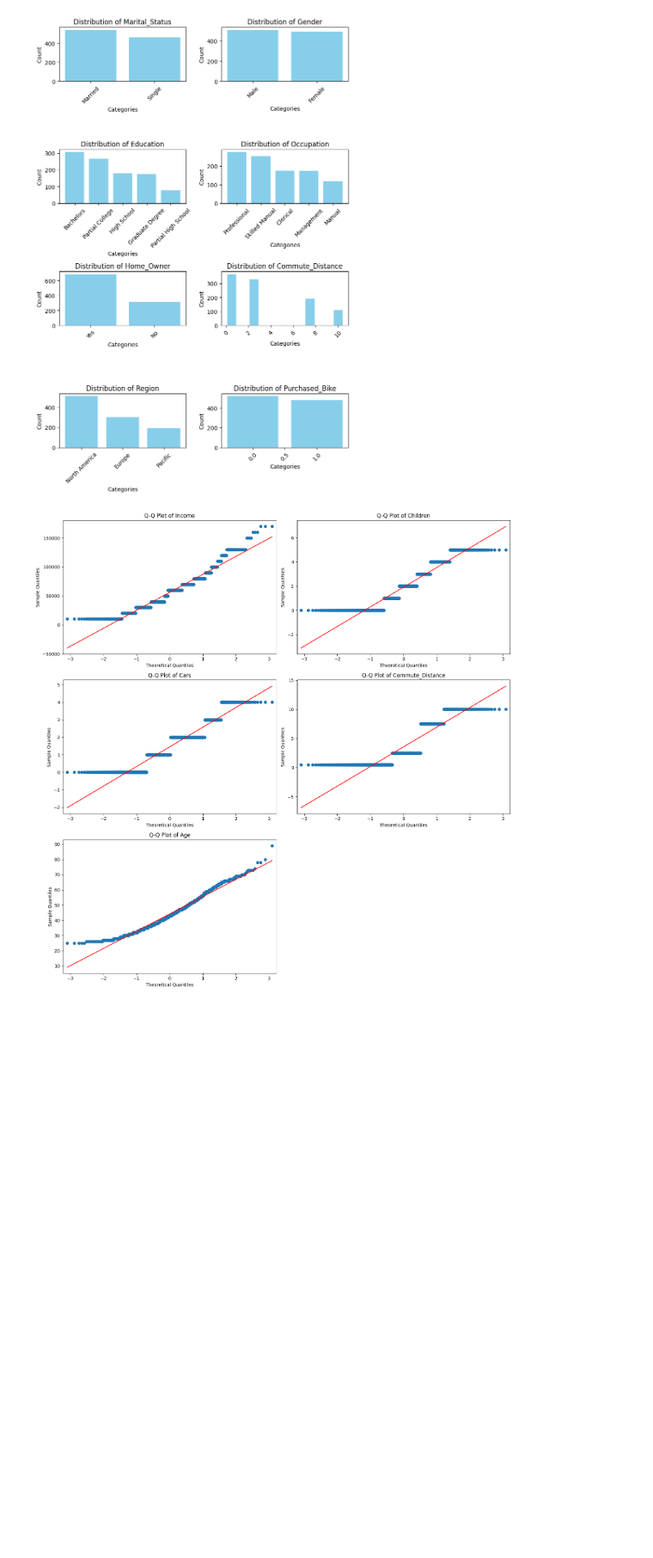
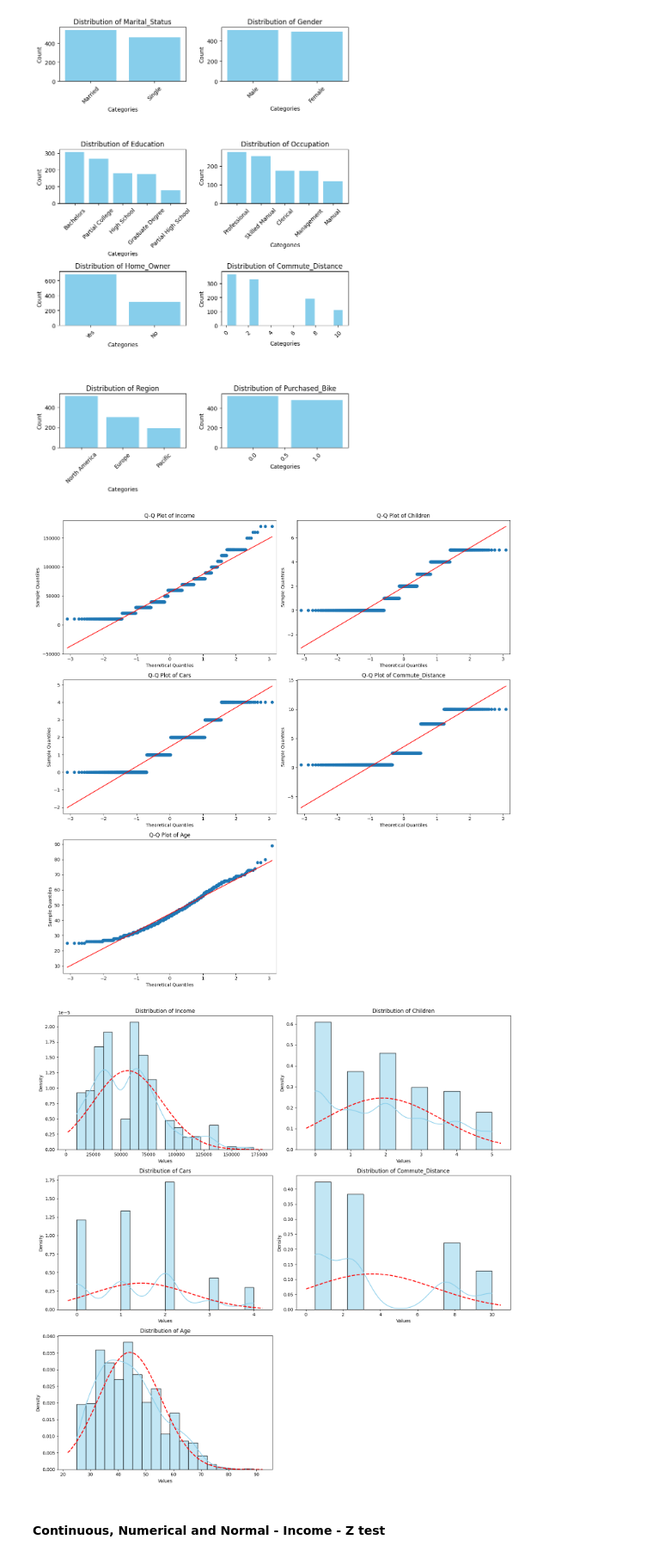
Before and after one commit to MahendraC17/Hypothesis-Testing-for-Bicycle-Market-Insights, a Jupyter notebook: hypothesis_testing.ipynb, the cells around one changed output. Shown: that part at 86% size. Saved outputs shown, nothing was run; the diff lists cells and outputs as text; code cells hidden in the pictures; blank space fills up the shorter version.

```diff
--- a/hypothesis_testing.ipynb
+++ b/hypothesis_testing.ipynb
@@ -136,3 +132,30 @@ plt.tight_layout()
 plt.show()
 # %% [output]
 [figure]
+# %%
+fig, axes = plt.subplots(3, 2, figsize=(15, 15))
+
+axes = axes.flatten()
+
+for i, feature in enumerate(numerical_features):
+    sns.histplot(data=df, x=feature, kde=True, ax=axes[i], color='skyblue', stat='density')
+
+    mean, std_dev = np.mean(df[feature]), np.std(df[feature])
+    xmin, xmax = axes[i].get_xlim()
+    x = np.linspace(xmin, xmax, 100)
+    y = norm.pdf(x, mean, std_dev)
+    axes[i].plot(x, y, color='red', linestyle='--', linewidth=2)
+
+    axes[i].set_title(f'Distribution of {feature}')
+    axes[i].set_xlabel('Values')
+    axes[i].set_ylabel('Density')
+
+if len(numerical_features) % 2 != 0:
+    fig.delaxes(axes[-1])
+
+plt.tight_layout()
+plt.show()
+# %% [output]
+[figure, added]
+# %% [markdown]
+#### Continuous, Numerical and Normal - Income - Z test
```
Also changed, not shown: parts of 4 cells of this notebook.
